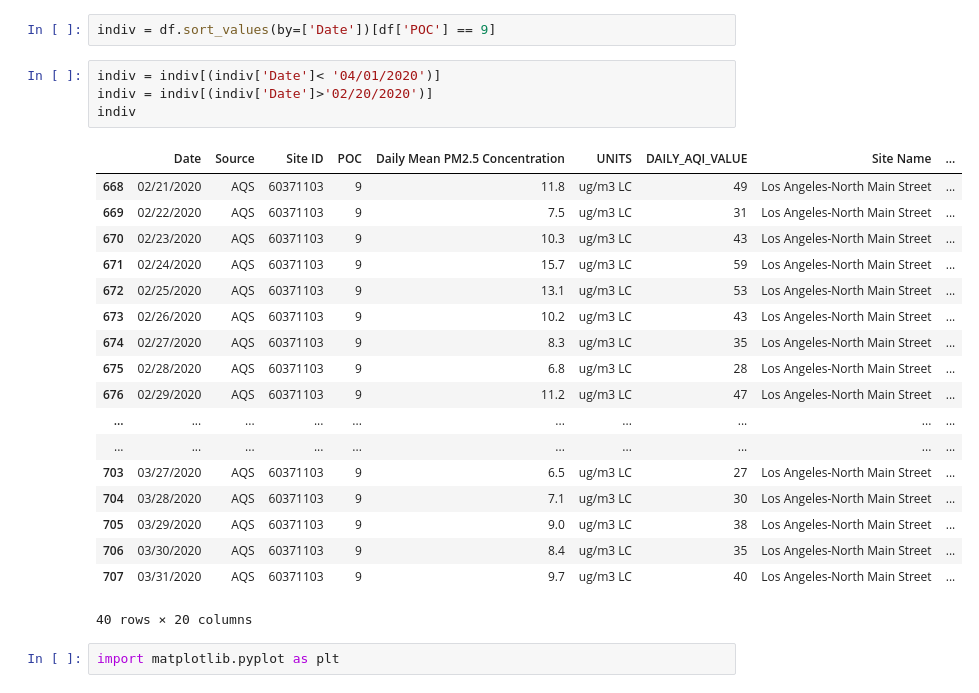
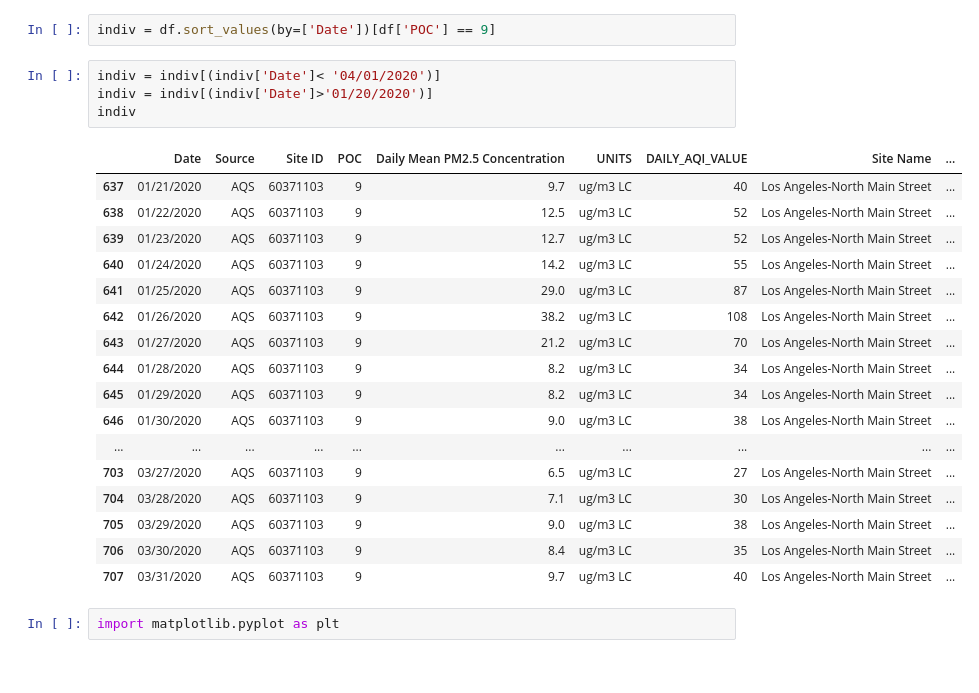
Before and after one commit to tatummaston/DSC-106-Viz-Project, a Jupyter notebook: Clean.ipynb, the cells around one changed output. Saved outputs shown, nothing was run; the diff lists cells and outputs as text.

```diff
--- a/Clean.ipynb
+++ b/Clean.ipynb
@@ -19,27 +19,26 @@ pd.set_option('display.max_rows', None)
 indiv = df.sort_values(by=['Date'])[df['POC'] == 9]
 # %%
 indiv = indiv[(indiv['Date']< '04/01/2020')]
-indiv = indiv[(indiv['Date']>'02/20/2020')]
+indiv = indiv[(indiv['Date']>'01/20/2020')]
 indiv
 # %% [output]
 |  | Date | Source | Site ID | POC | Daily Mean PM2.5 Concentration | UNITS | DAILY_AQI_VALUE | Site Name | ... |
-| 668 | 02/21/2020 | AQS | 60371103 | 9 | 11.8 | ug/m3 LC | 49 | Los Angeles-North Main Street | ... |
-| 669 | 02/22/2020 | AQS | 60371103 | 9 | 7.5 | ug/m3 LC | 31 | Los Angeles-North Main Street | ... |
-| 670 | 02/23/2020 | AQS | 60371103 | 9 | 10.3 | ug/m3 LC | 43 | Los Angeles-North Main Street | ... |
-| 671 | 02/24/2020 | AQS | 60371103 | 9 | 15.7 | ug/m3 LC | 59 | Los Angeles-North Main Street | ... |
-| 672 | 02/25/2020 | AQS | 60371103 | 9 | 13.1 | ug/m3 LC | 53 | Los Angeles-North Main Street | ... |
-| 673 | 02/26/2020 | AQS | 60371103 | 9 | 10.2 | ug/m3 LC | 43 | Los Angeles-North Main Street | ... |
-| 674 | 02/27/2020 | AQS | 60371103 | 9 | 8.3 | ug/m3 LC | 35 | Los Angeles-North Main Street | ... |
-| 675 | 02/28/2020 | AQS | 60371103 | 9 | 6.8 | ug/m3 LC | 28 | Los Angeles-North Main Street | ... |
-| 676 | 02/29/2020 | AQS | 60371103 | 9 | 11.2 | ug/m3 LC | 47 | Los Angeles-North Main Street | ... |
-| ... | ... | ... | ... | ... | ... | ... | ... | ... | ... |
+| 637 | 01/21/2020 | AQS | 60371103 | 9 | 9.7 | ug/m3 LC | 40 | Los Angeles-North Main Street | ... |
+| 638 | 01/22/2020 | AQS | 60371103 | 9 | 12.5 | ug/m3 LC | 52 | Los Angeles-North Main Street | ... |
+| 639 | 01/23/2020 | AQS | 60371103 | 9 | 12.7 | ug/m3 LC | 52 | Los Angeles-North Main Street | ... |
+| 640 | 01/24/2020 | AQS | 60371103 | 9 | 14.2 | ug/m3 LC | 55 | Los Angeles-North Main Street | ... |
+| 641 | 01/25/2020 | AQS | 60371103 | 9 | 29.0 | ug/m3 LC | 87 | Los Angeles-North Main Street | ... |
+| 642 | 01/26/2020 | AQS | 60371103 | 9 | 38.2 | ug/m3 LC | 108 | Los Angeles-North Main Street | ... |
+| 643 | 01/27/2020 | AQS | 60371103 | 9 | 21.2 | ug/m3 LC | 70 | Los Angeles-North Main Street | ... |
+| 644 | 01/28/2020 | AQS | 60371103 | 9 | 8.2 | ug/m3 LC | 34 | Los Angeles-North Main Street | ... |
+| 645 | 01/29/2020 | AQS | 60371103 | 9 | 8.2 | ug/m3 LC | 34 | Los Angeles-North Main Street | ... |
+| 646 | 01/30/2020 | AQS | 60371103 | 9 | 9.0 | ug/m3 LC | 38 | Los Angeles-North Main Street | ... |
 | ... | ... | ... | ... | ... | ... | ... | ... | ... | ... |
 | 703 | 03/27/2020 | AQS | 60371103 | 9 | 6.5 | ug/m3 LC | 27 | Los Angeles-North Main Street | ... |
 | 704 | 03/28/2020 | AQS | 60371103 | 9 | 7.1 | ug/m3 LC | 30 | Los Angeles-North Main Street | ... |
 | 705 | 03/29/2020 | AQS | 60371103 | 9 | 9.0 | ug/m3 LC | 38 | Los Angeles-North Main Street | ... |
 | 706 | 03/30/2020 | AQS | 60371103 | 9 | 8.4 | ug/m3 LC | 35 | Los Angeles-North Main Street | ... |
 | 707 | 03/31/2020 | AQS | 60371103 | 9 | 9.7 | ug/m3 LC | 40 | Los Angeles-North Main Street | ... |
-40 rows × 20 columns
 # %%
 import matplotlib.pyplot as plt
 # %%
```
Also changed, not shown: parts of 3 cells of this notebook, 4 other files.
